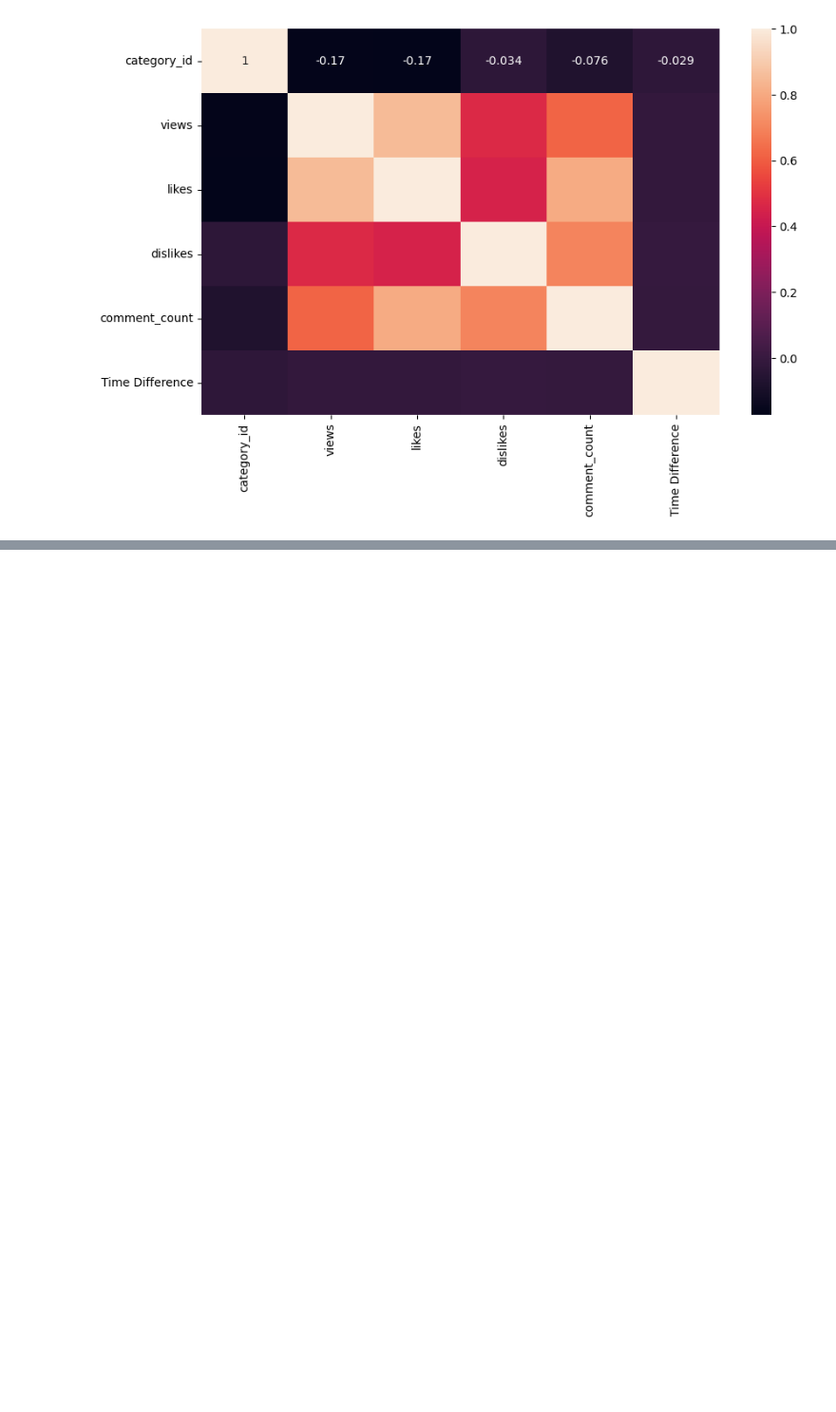
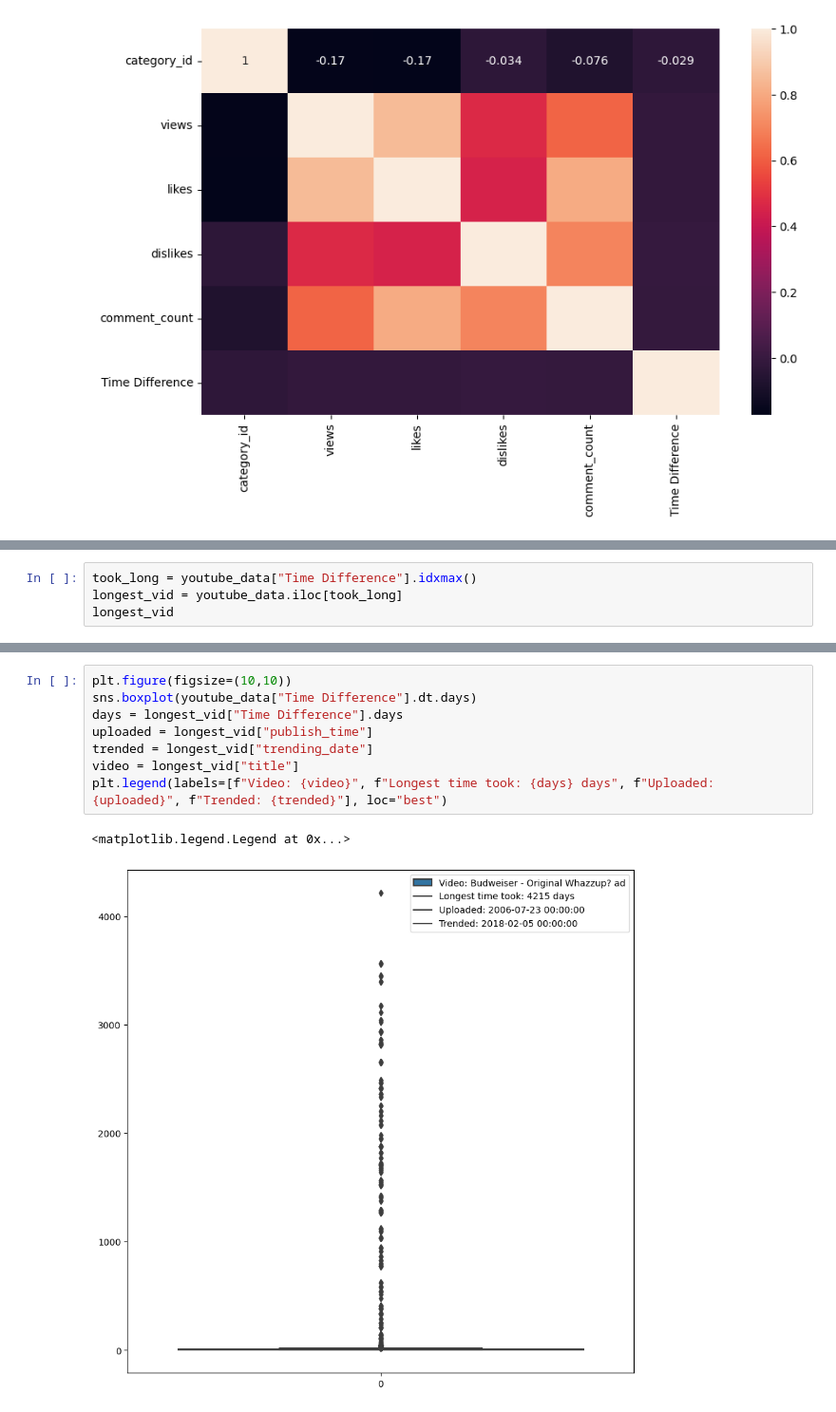
Before and after one commit to CTWills/pandas_eda_case_study, a Jupyter notebook: youtube_eda.ipynb, the cells around one changed output, grey strips where cells are left out. Shown: that part at 95% size. Drawn from its saved outputs; the diff is of its cells as text; blank space fills up the shorter version.

Commit message:
added legend for longest video

```diff
--- a/youtube_eda.ipynb
+++ b/youtube_eda.ipynb
@@ -225,0 +232,4 @@ plt.show()
+# %%
+took_long = youtube_data["Time Difference"].idxmax()
+longest_vid = youtube_data.iloc[took_long]
+longest_vid
@@ -225,0 +256,11 @@ plt.show()
+# %%
+plt.figure(figsize=(10,10))
+sns.boxplot(youtube_data["Time Difference"].dt.days)
+days = longest_vid["Time Difference"].days
+uploaded = longest_vid["publish_time"]
+trended = longest_vid["trending_date"]
+video = longest_vid["title"]
+plt.legend(labels=[f"Video: {video}", f"Longest time took: {days} days", f"Uploaded: {uploaded}", f"Trended: {trended}"], loc="best")
+# %% [output]
+<matplotlib.legend.Legend at 0x...>
+[figure, added]
```
Also changed, not shown: parts of 4 cells of this notebook, 4 other files.
